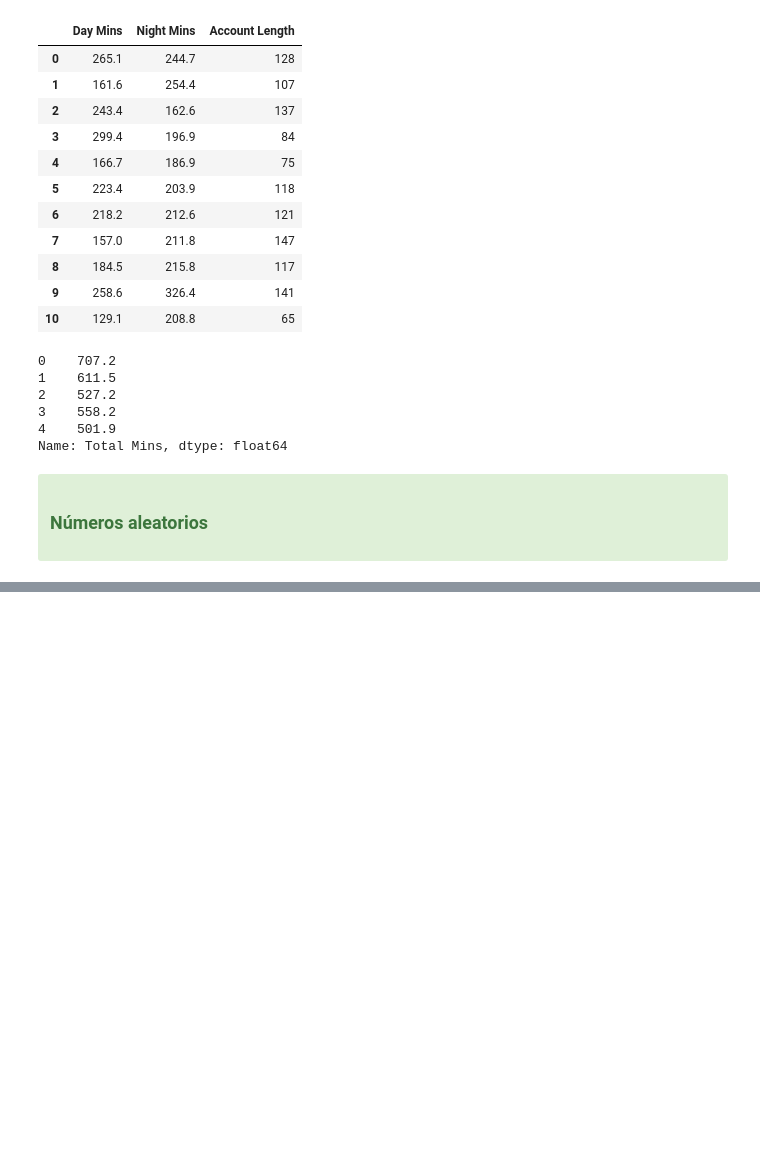
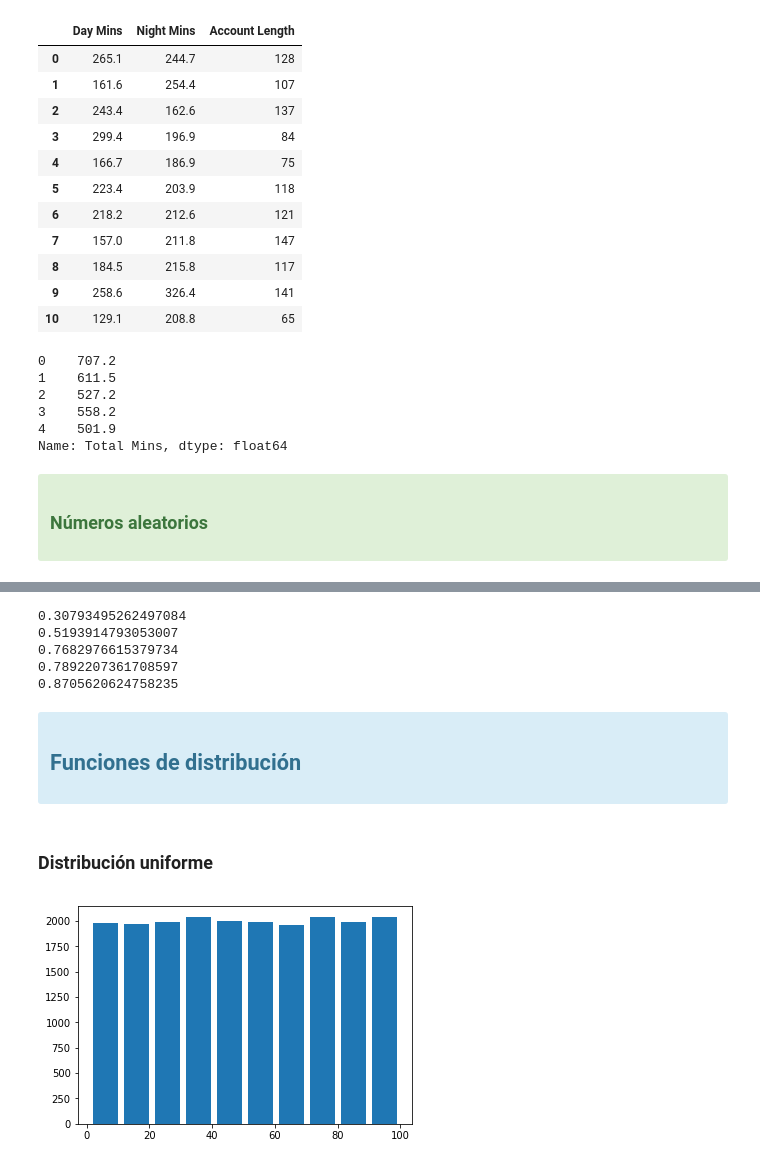
Before and after one commit to Byhako/cursoUdemyAI, a Jupyter notebook: notebooks/2-data-wrangling.ipynb, the cells around one changed output, grey strips where cells are left out. Cells and saved outputs as stored; diff of their text form; code cells hidden in the pictures; blank space fills up the shorter version.

Commit message:
funciones de distribucion

```diff
--- a/notebooks/2-data-wrangling.ipynb
+++ b/notebooks/2-data-wrangling.ipynb
@@ -192,0 +200,12 @@ np.random.choice(columns)
+# %%
+# Seed
+
+np.random.seed(26)
+for i in range(5):
+    print(np.random.random())
+# %% [output]
+0.30793495262497084
+0.5193914793053007
+0.7682976615379734
+0.7892207361708597
+0.8705620624758235
@@ -192,0 +214,17 @@ np.random.choice(columns)
+# %% [markdown]
+<div class='alert alert-info'>
+    <h2>Funciones de distribución</h2>
+</div>
+# %% [markdown]
+### Distribución uniforme
+# %%
+a = 1      # límite inferior
+b = 100    # límite superio
+n = 20000    # número de muestras
+
+dis_uniform = np.random.uniform(a, b, n)
+
+plt.hist(dis_uniform, rwidth=0.8)
+plt.show()
+# %% [output]
+[figure, added]
```
Also changed, not shown: parts of 11 cells of this notebook.
